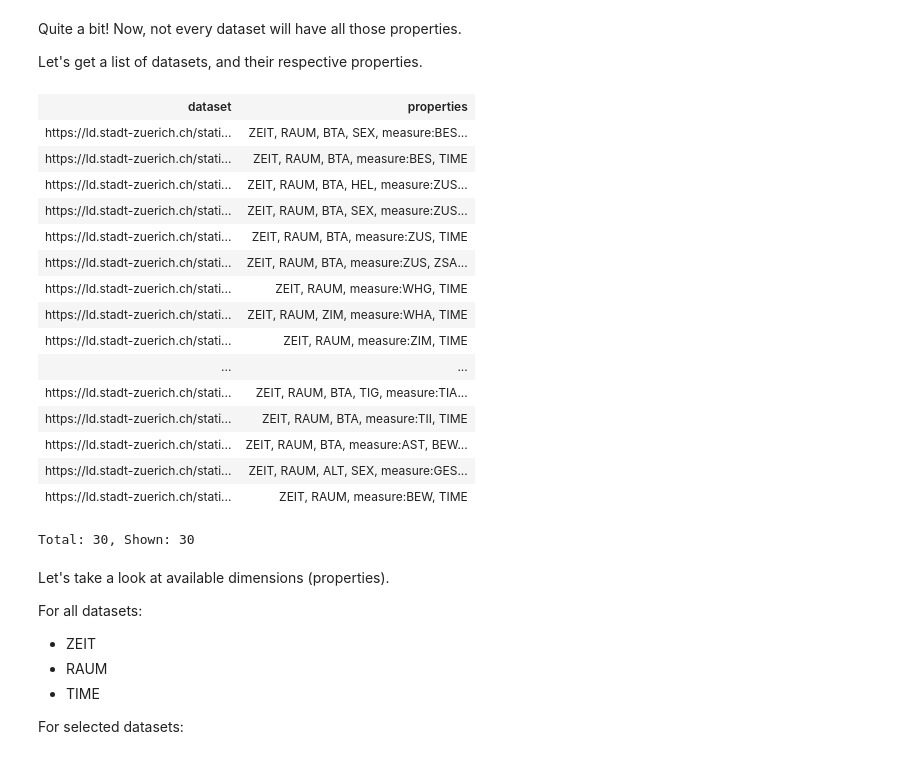
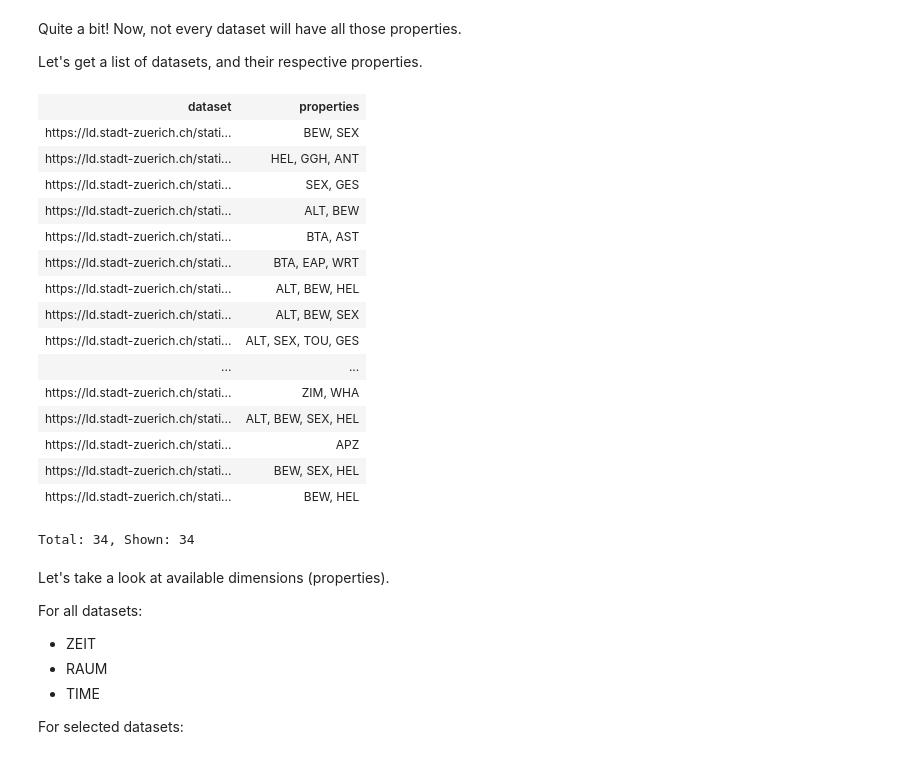
Before and after one commit to zazuko/notebooks, a Jupyter notebook: exploring_ssz_graph.ipynb, the cells around one changed output. Saved outputs shown, nothing was run; the diff lists cells and outputs as text; code cells hidden in the pictures.

```diff
--- a/exploring_ssz_graph.ipynb
+++ b/exploring_ssz_graph.ipynb
@@ -406,39 +346,39 @@ Let's get a list of datasets, and their respective properties.
 # %%
 # Let's get all observation properties at the same time
 PREFIX schema: <http://schema.org/>
 PREFIX cube: <https://cube.link/>
 
 SELECT ?dataset (group_concat(distinct ?q; separator=", ") as ?properties)
 
 FROM <https://lindas.admin.ch/stadtzuerich/stat>
 WHERE {
   ?dataset a cube:Cube;
              cube:observationSet/cube:observation ?observation.
     ?observation ?obsProperty ?obsVal.
-  FILTER(?obsProperty NOT IN (<http://www.w3.org/1999/02/22-rdf-syntax-ns#type>, <http://www.w3.org/2004/02/skos/core#notation>, <https://ld.stadt-zuerich.ch/statistics/attribute/KORREKTUR>, <https://cube.link/observedBy>))
+  FILTER(?obsProperty NOT IN (<https://ld.stadt-zuerich.ch/statistics/property/ZEIT>, <https://ld.stadt-zuerich.ch/statistics/property/RAUM>, <https://ld.stadt-zuerich.ch/statistics/property/TIME>, <http://schema.org/identifier>, <http://www.w3.org/1999/02/22-rdf-syntax-ns#type>, <http://www.w3.org/2004/02/skos/core#notation>, <https://ld.stadt-zuerich.ch/statistics/attribute/KORREKTUR>, <https://cube.link/observedBy>))
 
   BIND(replace(str(?obsProperty), str("https://ld.stadt-zuerich.ch/statistics/property/"), "") as ?p)
-  BIND(replace(str(?p), str("https://ld.stadt-zuerich.ch/statistics/measure/"), "measure:") as ?q)
+  BIND(replace(str(?p), str("https://ld.stadt-zuerich.ch/statistics/measure/"), "") as ?q)
 }
 GROUP BY ?dataset
 # %% [output]
 | dataset | properties |
-| https://ld.stadt-zuerich.ch/stati... | ZEIT, RAUM, BTA, SEX, measure:BES... |
-| https://ld.stadt-zuerich.ch/stati... | ZEIT, RAUM, BTA, measure:BES, TIME |
-| https://ld.stadt-zuerich.ch/stati... | ZEIT, RAUM, BTA, HEL, measure:ZUS... |
-| https://ld.stadt-zuerich.ch/stati... | ZEIT, RAUM, BTA, SEX, measure:ZUS... |
-| https://ld.stadt-zuerich.ch/stati... | ZEIT, RAUM, BTA, measure:ZUS, TIME |
-| https://ld.stadt-zuerich.ch/stati... | ZEIT, RAUM, BTA, measure:ZUS, ZSA... |
-| https://ld.stadt-zuerich.ch/stati... | ZEIT, RAUM, measure:WHG, TIME |
-| https://ld.stadt-zuerich.ch/stati... | ZEIT, RAUM, ZIM, measure:WHA, TIME |
-| https://ld.stadt-zuerich.ch/stati... | ZEIT, RAUM, measure:ZIM, TIME |
+| https://ld.stadt-zuerich.ch/stati... | BEW, SEX |
+| https://ld.stadt-zuerich.ch/stati... | HEL, GGH, ANT |
+| https://ld.stadt-zuerich.ch/stati... | SEX, GES |
+| https://ld.stadt-zuerich.ch/stati... | ALT, BEW |
+| https://ld.stadt-zuerich.ch/stati... | BTA, AST |
+| https://ld.stadt-zuerich.ch/stati... | BTA, EAP, WRT |
+| https://ld.stadt-zuerich.ch/stati... | ALT, BEW, HEL |
+| https://ld.stadt-zuerich.ch/stati... | ALT, BEW, SEX |
+| https://ld.stadt-zuerich.ch/stati... | ALT, SEX, TOU, GES |
 | ... | ... |
-| https://ld.stadt-zuerich.ch/stati... | ZEIT, RAUM, BTA, TIG, measure:TIA... |
-| https://ld.stadt-zuerich.ch/stati... | ZEIT, RAUM, BTA, measure:TII, TIME |
-| https://ld.stadt-zuerich.ch/stati... | ZEIT, RAUM, BTA, measure:AST, BEW... |
-| https://ld.stadt-zuerich.ch/stati... | ZEIT, RAUM, ALT, SEX, measure:GES... |
-| https://ld.stadt-zuerich.ch/stati... | ZEIT, RAUM, measure:BEW, TIME |
+| https://ld.stadt-zuerich.ch/stati... | ZIM, WHA |
+| https://ld.stadt-zuerich.ch/stati... | ALT, BEW, SEX, HEL |
+| https://ld.stadt-zuerich.ch/stati... | APZ |
+| https://ld.stadt-zuerich.ch/stati... | BEW, SEX, HEL |
+| https://ld.stadt-zuerich.ch/stati... | BEW, HEL |
-Total: 30, Shown: 30
+Total: 34, Shown: 34
 # %% [markdown]
 Let's take a look at available dimensions (properties).
 
```
Also changed, not shown: parts of 15 cells of this notebook, 3 other files.
